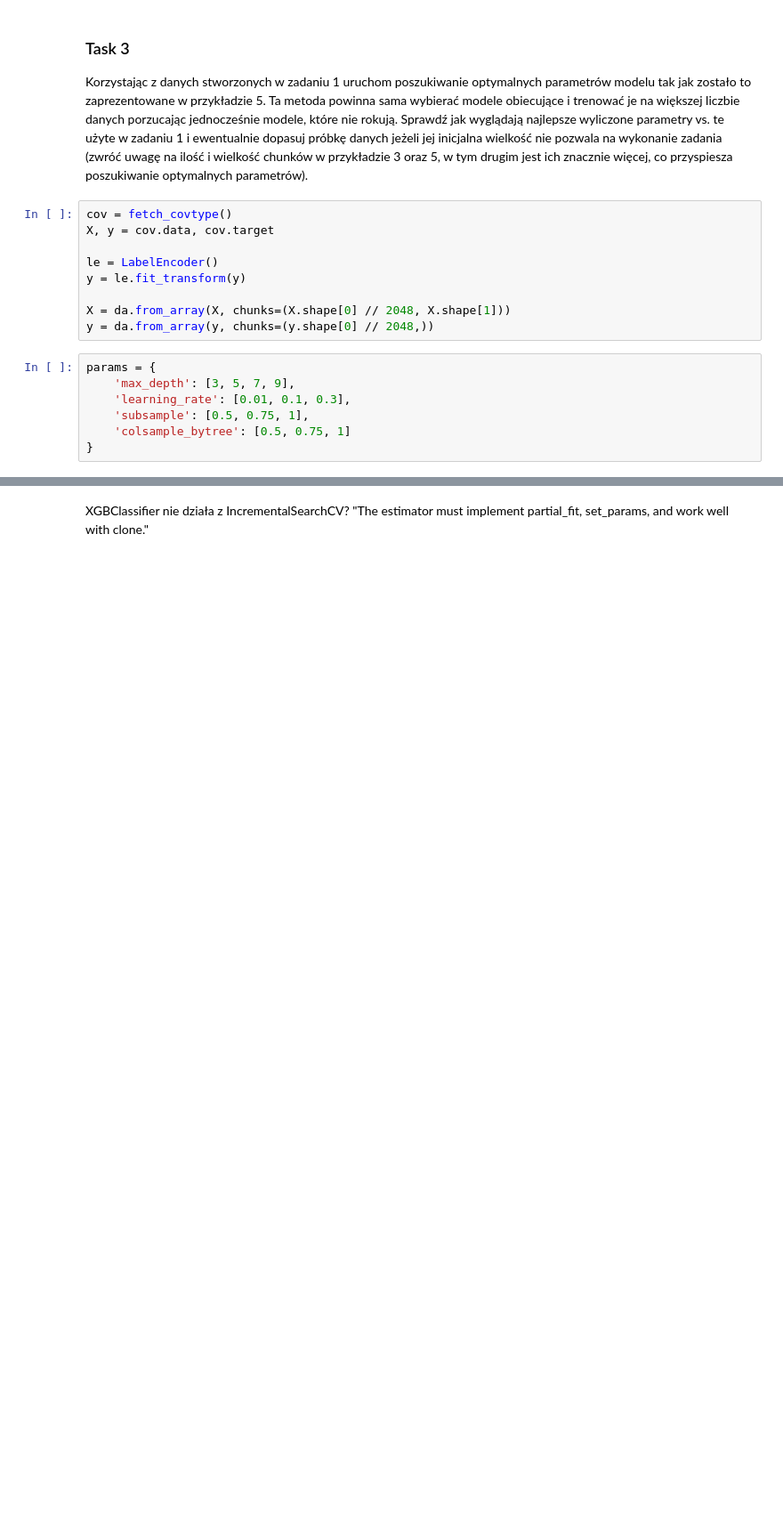
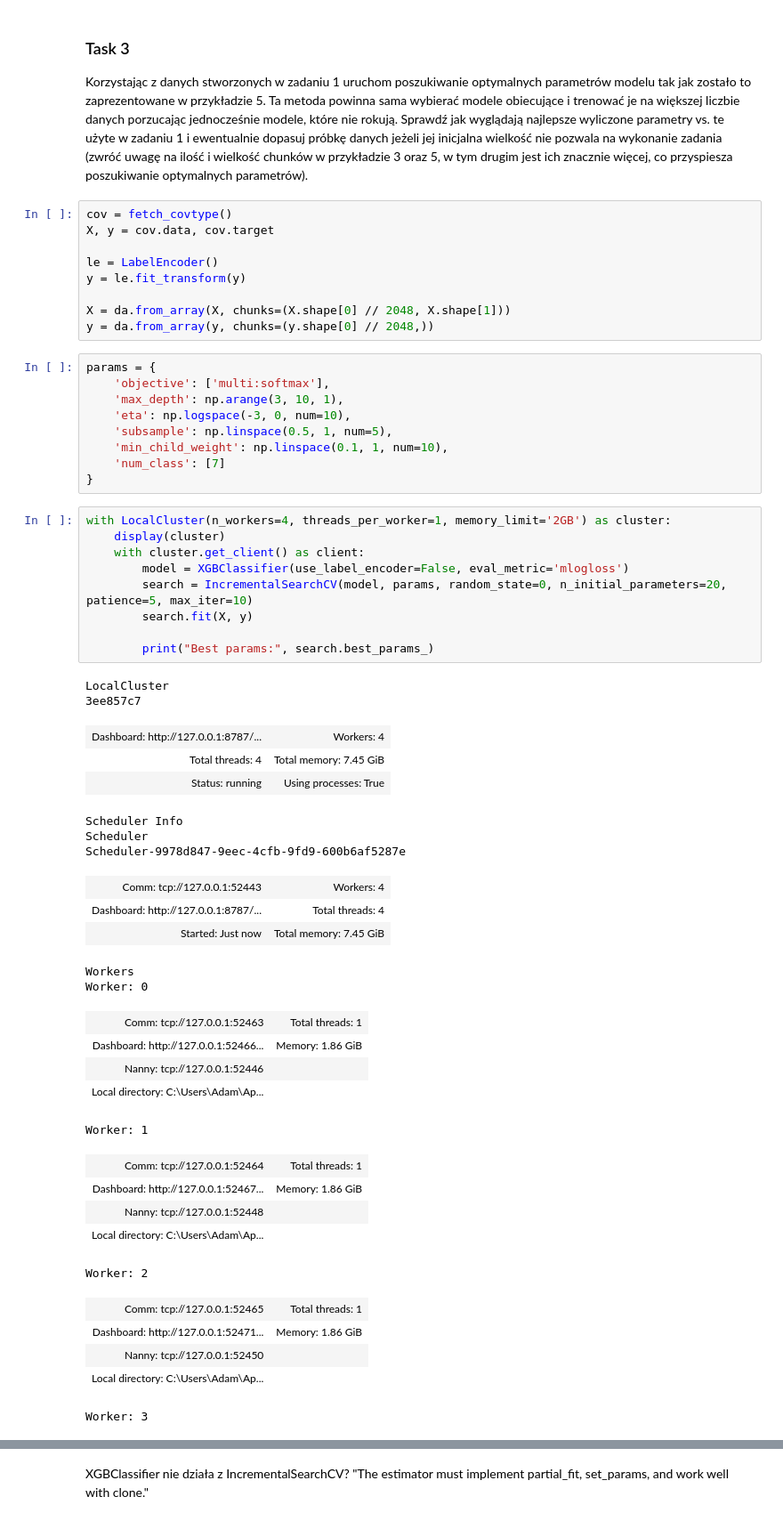
Before and after one commit to Primuu/BigDataAnalysis, a Jupyter notebook: lab_04/lab_04.ipynb, the cells around one changed output, grey strips where cells are left out. Shown at 89% size. Cells and saved outputs as stored; diff of their text form; blank space fills up the shorter version.

```diff
--- a/lab_04/lab_04.ipynb
+++ b/lab_04/lab_04.ipynb
@@ -142,8 +144,48 @@ X = da.from_array(X, chunks=(X.shape[0] // 2048, X.shape[1]))
 y = da.from_array(y, chunks=(y.shape[0] // 2048,))
 # %%
 params = {
-    'max_depth': [3, 5, 7, 9],
-    'learning_rate': [0.01, 0.1, 0.3],
-    'subsample': [0.5, 0.75, 1],
-    'colsample_bytree': [0.5, 0.75, 1]
+    'objective': ['multi:softmax'],
+    'max_depth': np.arange(3, 10, 1),
+    'eta': np.logspace(-3, 0, num=10),
+    'subsample': np.linspace(0.5, 1, num=5),
+    'min_child_weight': np.linspace(0.1, 1, num=10),
+    'num_class': [7]
 }
+# %%
+with LocalCluster(n_workers=4, threads_per_worker=1, memory_limit='2GB') as cluster:
+    display(cluster)
+    with cluster.get_client() as client:
+        model = XGBClassifier(use_label_encoder=False, eval_metric='mlogloss')
+        search = IncrementalSearchCV(model, params, random_state=0, n_initial_parameters=20, patience=5, max_iter=10)
+        search.fit(X, y)
+
+        print("Best params:", search.best_params_)
+# %% [output]
+LocalCluster
+3ee857c7
+| Dashboard: http://127.0.0.1:8787/... | Workers: 4 |
+| Total threads: 4 | Total memory: 7.45 GiB |
+| Status: running | Using processes: True |
+Scheduler Info
+Scheduler
+Scheduler-9978d847-9eec-4cfb-9fd9-600b6af5287e
+| Comm: tcp://127.0.0.1:52443 | Workers: 4 |
+| Dashboard: http://127.0.0.1:8787/... | Total threads: 4 |
+| Started: Just now | Total memory: 7.45 GiB |
+Workers
+Worker: 0
+| Comm: tcp://127.0.0.1:52463 | Total threads: 1 |
+| Dashboard: http://127.0.0.1:52466... | Memory: 1.86 GiB |
+| Nanny: tcp://127.0.0.1:52446 |  |
+| Local directory: C:\Users\Adam\Ap... |  |
+Worker: 1
+| Comm: tcp://127.0.0.1:52464 | Total threads: 1 |
+| Dashboard: http://127.0.0.1:52467... | Memory: 1.86 GiB |
+| Nanny: tcp://127.0.0.1:52448 |  |
+| Local directory: C:\Users\Adam\Ap... |  |
+Worker: 2
+| Comm: tcp://127.0.0.1:52465 | Total threads: 1 |
+| Dashboard: http://127.0.0.1:52471... | Memory: 1.86 GiB |
+| Nanny: tcp://127.0.0.1:52450 |  |
+| Local directory: C:\Users\Adam\Ap... |  |
+Worker: 3
```
Also changed, not shown: parts of 5 cells of this notebook.
